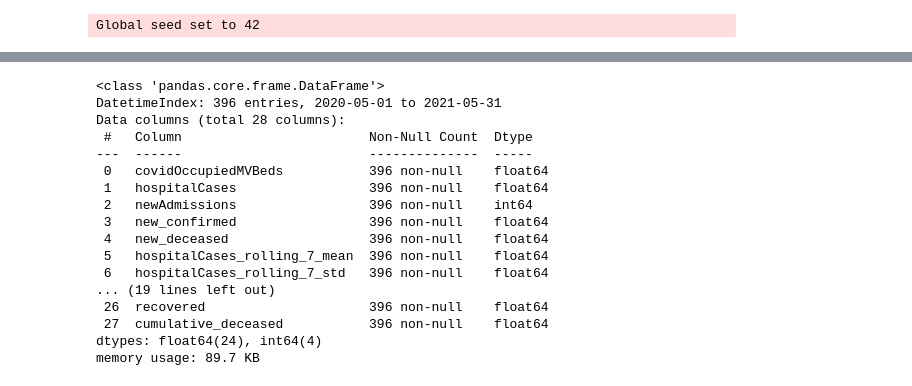
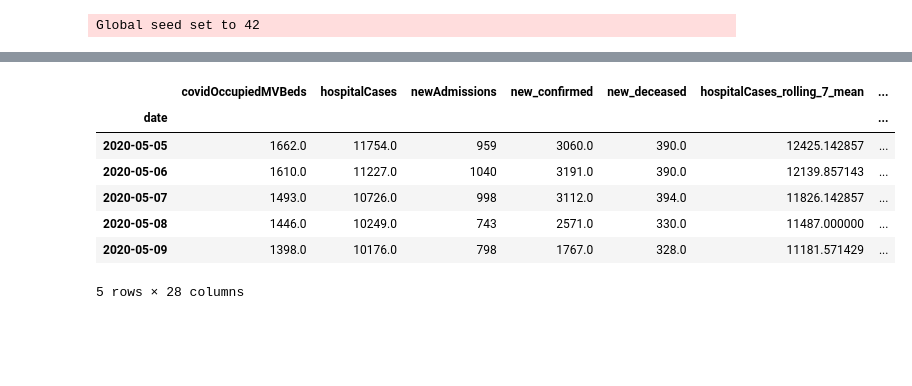
Before and after one commit to michaelajao/Multivate-forecasting, a Jupyter notebook: scripts/models/PINN_LSTM.ipynb, the cells around one changed output, grey strips where cells are left out. Saved outputs shown, nothing was run; the diff lists cells and outputs as text; code cells hidden in the pictures; blank space fills up the shorter version.

```diff
--- a/scripts/models/PINN_LSTM.ipynb
+++ b/scripts/models/PINN_LSTM.ipynb
@@ -174,19 +180,21 @@ def highlight_abs_min(s, props=""):
 # %%
 # Load and Prepare Data
-data_path = Path("data/hos_data/merged_data.csv")
-data = pd.read_csv(data_path).drop("Unnamed: 0", axis=1)
+data_path = Path("data/hos_data/england_data.csv")
+# data = pd.read_csv(data_path).drop("Unnamed: 0", axis=1)
+data = pd.read_csv(data_path)
 data["date"] = pd.to_datetime(data["date"])
 
 # Select and Process Data
-selected_area = "Midlands"
-data_filtered = data[data["areaName"] == selected_area]
-
+selected_area = "England"
+# data_filtered = data[data["areaName"] == selected_area]
+data_filtered = data.copy()
 # Data Processing
 data_filtered["date"] = pd.to_datetime(data_filtered["date"])
-data_filtered.sort_values(by=["date", "areaName"], inplace=True)
+# data_filtered.sort_values(by=["date", "areaName"], inplace=True)
 data_filtered.drop(
     [
-        "areaName",
+        # "areaName",
+        # "areaCode",
         "cumAdmissions",
         "cumulative_confirmed",
         "cumulative_deceased",
@@ -194,6 +202,7 @@ data_filtered.drop(
         "latitude",
         "longitude",
         "epi_week",
+        "region",
     ],
     axis=1,
     inplace=True,
@@ -229,11 +238,14 @@ def add_rolling_features(df, window_size, columns, agg_funcs=None):
     df.dropna(inplace=True)
     return df, added_features
 
+
 window_size = 7
 columns_to_roll = ["hospitalCases", "newAdmissions", "new_confirmed", "new_deceased"]
 agg_funcs = ["mean", "std"]
 
-data_filtered, added_features = add_rolling_features(data_filtered, window_size, columns_to_roll, agg_funcs)
+data_filtered, added_features = add_rolling_features(
+    data_filtered, window_size, columns_to_roll, agg_funcs
+)
 
 for column, features in added_features.items():
     logging.info(f"{column}: {', '.join(features)}")
@@ -273,7 +288,9 @@ seird_data["date"] = pd.to_datetime(seird_data["date"])
 seird_data.set_index("date", inplace=True)
 
 # Merge the two dataframes on the date index
-merged_data = pd.merge(data_filtered, seird_data, left_index=True, right_index=True, how="inner")
+merged_data = pd.merge(
+    data_filtered, seird_data, left_index=True, right_index=True, how="inner"
+)
 
 # Drop rows with any missing values
 merged_data.dropna(inplace=True)
@@ -299,30 +316,11 @@ memory usage: 358.9 KB
-# %%
-# Load and process the SEIRD data
-seird_data = pd.read_csv(f"reports/output/pinn_{selected_area}_output.csv")
-seird_data["date"] = pd.to_datetime(seird_data["date"])
-seird_data.set_index("date", inplace=True)
-
-# Merge the two dataframes on the date index
-merged_data = pd.merge(data_filtered, seird_data, left_index=True, right_index=True, how="inner")
-
-# Drop rows with any missing values
-merged_data.dropna(inplace=True)
-merged_data.info()
-# %% [output]
-<class 'pandas.core.frame.DataFrame'>
-DatetimeIndex: 396 entries, 2020-05-01 to 2021-05-31
-Data columns (total 28 columns):
- #   Column                        Non-Null Count  Dtype
----  ------                        --------------  -----
- 0   covidOccupiedMVBeds           396 non-null    float64
- 1   hospitalCases                 396 non-null    float64
- 2   newAdmissions                 396 non-null    int64
- 3   new_confirmed                 396 non-null    float64
- 4   new_deceased                  396 non-null    float64
- 5   hospitalCases_rolling_7_mean  396 non-null    float64
- 6   hospitalCases_rolling_7_std   396 non-null    float64
-... (19 lines left out)
- 26  recovered                     396 non-null    float64
- 27  cumulative_deceased           396 non-null    float64
-dtypes: float64(24), int64(4)
-memory usage: 89.7 KB
+# %%
+merged_data.head()
+# %% [output]
+|  | covidOccupiedMVBeds | hospitalCases | newAdmissions | new_confirmed | new_deceased | hospitalCases_rolling_7_mean | ... |
+| date |  |  |  |  |  |  | ... |
+| 2020-05-05 | 1662.0 | 11754.0 | 959 | 3060.0 | 390.0 | 12425.142857 | ... |
+| 2020-05-06 | 1610.0 | 11227.0 | 1040 | 3191.0 | 390.0 | 12139.857143 | ... |
+| 2020-05-07 | 1493.0 | 10726.0 | 998 | 3112.0 | 394.0 | 11826.142857 | ... |
+| 2020-05-08 | 1446.0 | 10249.0 | 743 | 2571.0 | 330.0 | 11487.000000 | ... |
+| 2020-05-09 | 1398.0 | 10176.0 | 798 | 1767.0 | 328.0 | 11181.571429 | ... |
+5 rows × 28 columns
```
Also changed, not shown: parts of 32 cells of this notebook, 3 other files.
